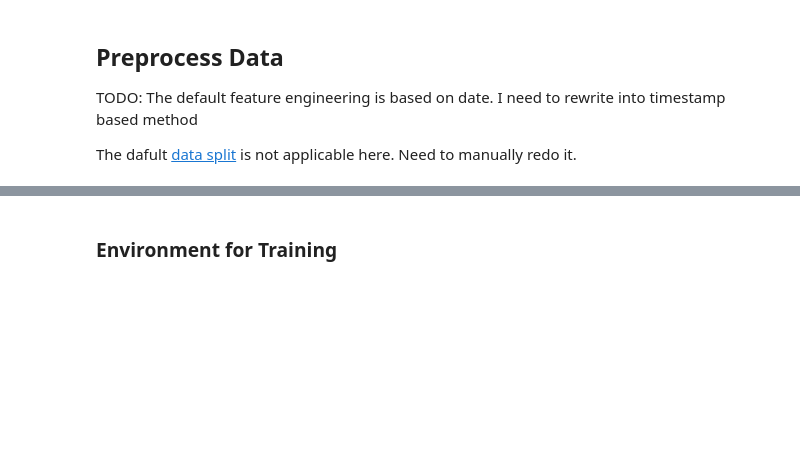
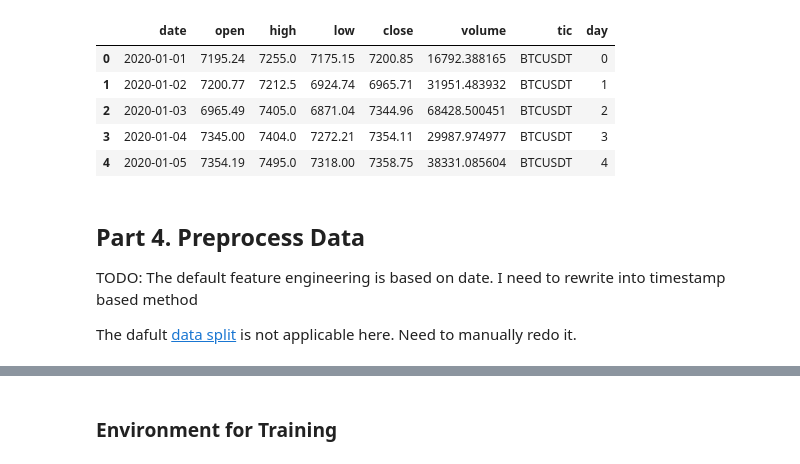
Before and after one commit to Hongshen-Yang/UoA-MDT, a Jupyter notebook: notebooks/NeurIPS2018_SB3.ipynb, the cells around one changed output, grey strips where cells are left out. Cells and saved outputs as stored; diff of their text form; code cells hidden in the pictures; blank space fills up the shorter version.

```diff
--- a/notebooks/NeurIPS2018_SB3.ipynb
+++ b/notebooks/NeurIPS2018_SB3.ipynb
@@ -83,0 +102,37 @@ print(df)
+# %%
+# List of symbols to merge
+symbols = ['BTCUSDT']
+
+# List to store individual DataFrames
+dfs = []
+
+# Loop through each symbol
+for symbol in symbols:
+    directory = f'../mdt_utils/binance-public-data/python/data/spot/monthly/klines/{symbol}/1d/2020-01-01_2023-07-01/'
+
+    # Loop through each zip file in the directory
+    for file_name in os.listdir(directory):
+        if file_name.endswith('.zip'):
+            with zipfile.ZipFile(os.path.join(directory, file_name), 'r') as zip_ref:
+                # only one CSV file in each zip archive
+                csv_file = zip_ref.namelist()[0]
+                with zip_ref.open(csv_file) as csv_fp:
+                    # Read the CSV data into a DataFrame
+                    temp_df = pd.read_csv(csv_fp, header=None)
+                    temp_df.columns = ['open_time', 'open', 'high', 'low', 'close', 'volume', 'close_time', 'quote_asset_volume', 'number_of_trades', 'taker_buy_base_asset_volume', 'taker_buy_quote_asset_volume', 'ignore']
+                    temp_df['date'] = pd.to_datetime(temp_df['close_time'], unit='ms').dt.strftime('%Y-%m-%d')
+                    temp_df['day'] = (pd.to_datetime(temp_df['date']) - pd.to_datetime(temp_df['date'].iloc[0])).dt.days
+                    temp_df['tic'] = symbol
+                    dfs.append(temp_df[['date', 'open', 'high', 'low', 'close', 'volume', 'tic', 'day']])
+
+# Concatenate all DataFrames into a single DataFrame
+df = pd.concat(dfs, ignore_index=True)
+
+df.sort_values(['date','tic'],ignore_index=True).head()
+# %% [output]
+|  | date | open | high | low | close | volume | tic | day |
+| 0 | 2020-01-01 | 7195.24 | 7255.0 | 7175.15 | 7200.85 | 16792.388165 | BTCUSDT | 0 |
+| 1 | 2020-01-02 | 7200.77 | 7212.5 | 6924.74 | 6965.71 | 31951.483932 | BTCUSDT | 1 |
+| 2 | 2020-01-03 | 6965.49 | 7405.0 | 6871.04 | 7344.96 | 68428.500451 | BTCUSDT | 2 |
+| 3 | 2020-01-04 | 7345.00 | 7404.0 | 7272.21 | 7354.11 | 29987.974977 | BTCUSDT | 3 |
+| 4 | 2020-01-05 | 7354.19 | 7495.0 | 7318.00 | 7358.75 | 38331.085604 | BTCUSDT | 4 |
@@ -84,5 +144,5 @@ print(df)
 # %% [markdown]
-## Preprocess Data
+## Part 4. Preprocess Data
 
 TODO: The default feature engineering is based on date. I need to rewrite into timestamp based method
 
```
Also changed, not shown: parts of 51 cells of this notebook, 28 other files.
